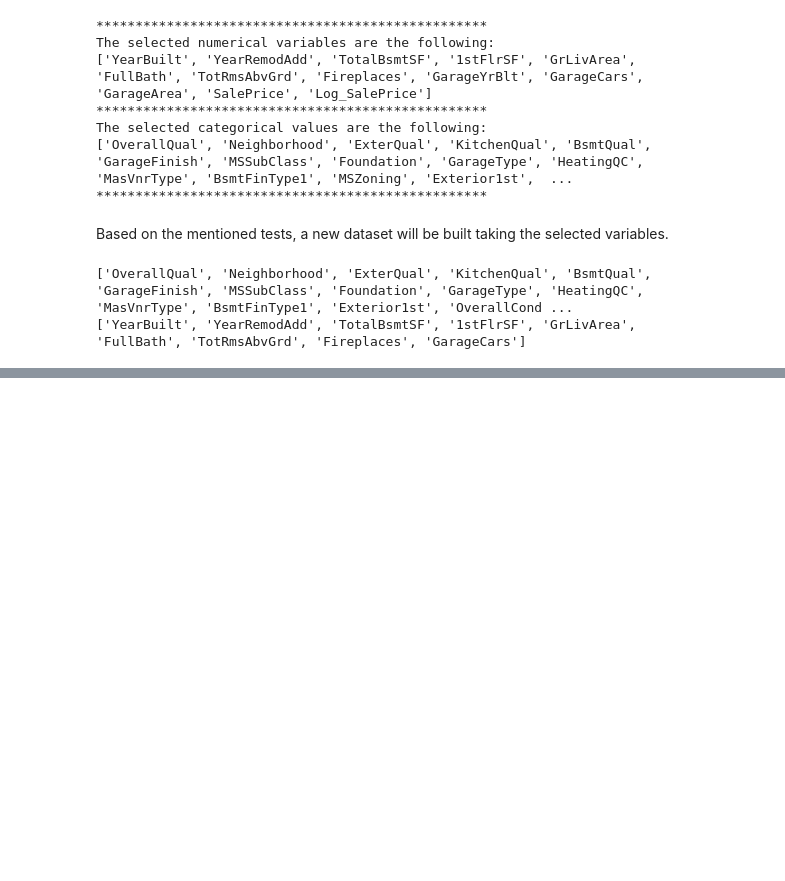
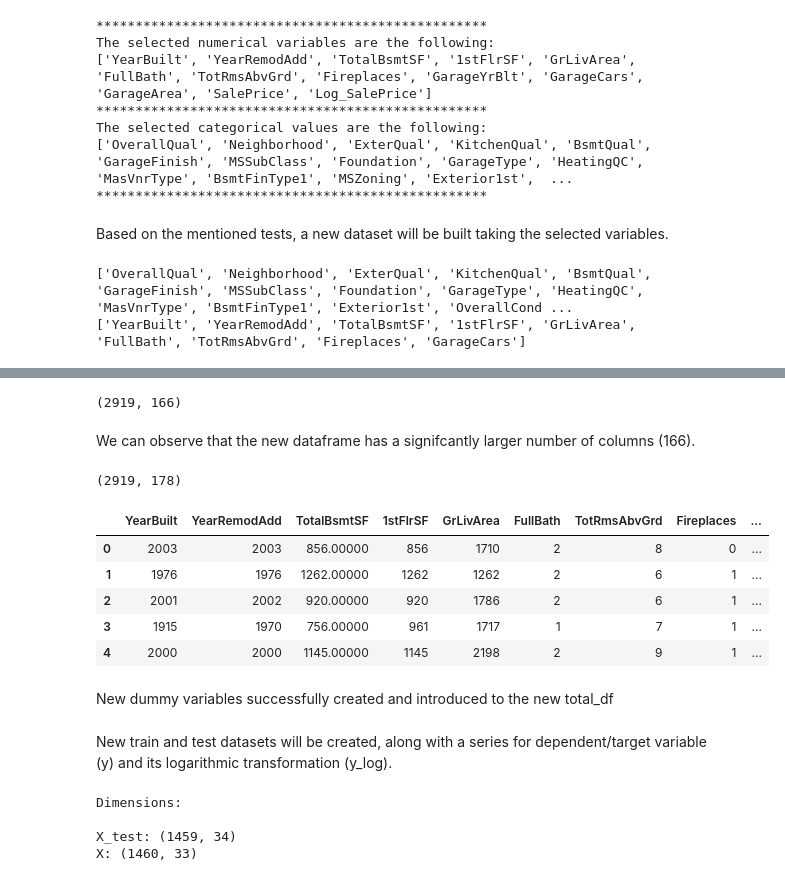
Before and after one commit to DerekHypo/Final_Project, a Jupyter notebook: HousePrices_EDA_V2.ipynb, the cells around one changed output, grey strips where cells are left out. Saved outputs shown, nothing was run; the diff lists cells and outputs as text; code cells hidden in the pictures; blank space fills up the shorter version.

```diff
--- a/HousePrices_EDA_V2.ipynb
+++ b/HousePrices_EDA_V2.ipynb
@@ -500,0 +537,55 @@ print(num_feat)
+# %%
+#Obtaining dummy variables
+
+enc_hot = pd.get_dummies(total_df[cat_feat])
+
+#Dimensions of enc_hot DF
+enc_hot.shape
+# %% [output]
+(2919, 166)
+# %% [markdown]
+We can observe that the new dataframe has a signifcantly larger number of columns (166).
+# %%
+total_df = pd.concat([total_df, enc_hot], axis=1)
+total_df.drop(cat_feat, axis=1, inplace=True)
+total_df.shape
+# %% [output]
+(2919, 178)
+# %%
+total_df.head()
+# %% [output]
+|  | YearBuilt | YearRemodAdd | TotalBsmtSF | 1stFlrSF | GrLivArea | FullBath | TotRmsAbvGrd | Fireplaces | ... |
+| 0 | 2003 | 2003 | 856.00000 | 856 | 1710 | 2 | 8 | 0 | ... |
+| 1 | 1976 | 1976 | 1262.00000 | 1262 | 1262 | 2 | 6 | 1 | ... |
+| 2 | 2001 | 2002 | 920.00000 | 920 | 1786 | 2 | 6 | 1 | ... |
+| 3 | 1915 | 1970 | 756.00000 | 961 | 1717 | 1 | 7 | 1 | ... |
+| 4 | 2000 | 2000 | 1145.00000 | 1145 | 2198 | 2 | 9 | 1 | ... |
+# %% [markdown]
+New dummy variables successfully created and introduced to the new total_df
+# %% [markdown]
+New train and test datasets will be created, along with a series for dependent/target variable (y) and its logarithmic transformation (y_log).
+# %%
+#New train dataset
+#Target variables are removed to separate explanatory variables from target variable for model
+X = train_sel.drop(['SalePrice', 'Log_SalePrice'], axis=1)
+
+#Create series for original SalePrice
+y = train_sel['SalePrice']
+
+#Create series for log SalePrice
+y_log = train_sel['Log_SalePrice']
+
+
+#Create test dataset
+X_test = test_sel
+
+#Dimensions for new datasets:
+
+print('Dimensions:\n')
+print(f'X_test: {X_test.shape}')
+print(f'X: {X.shape}')
+# %% [output]
+Dimensions:
+
+X_test: (1459, 34)
+X: (1460, 33)
```
Also changed, not shown: parts of 11 cells of this notebook, 5 other files.
